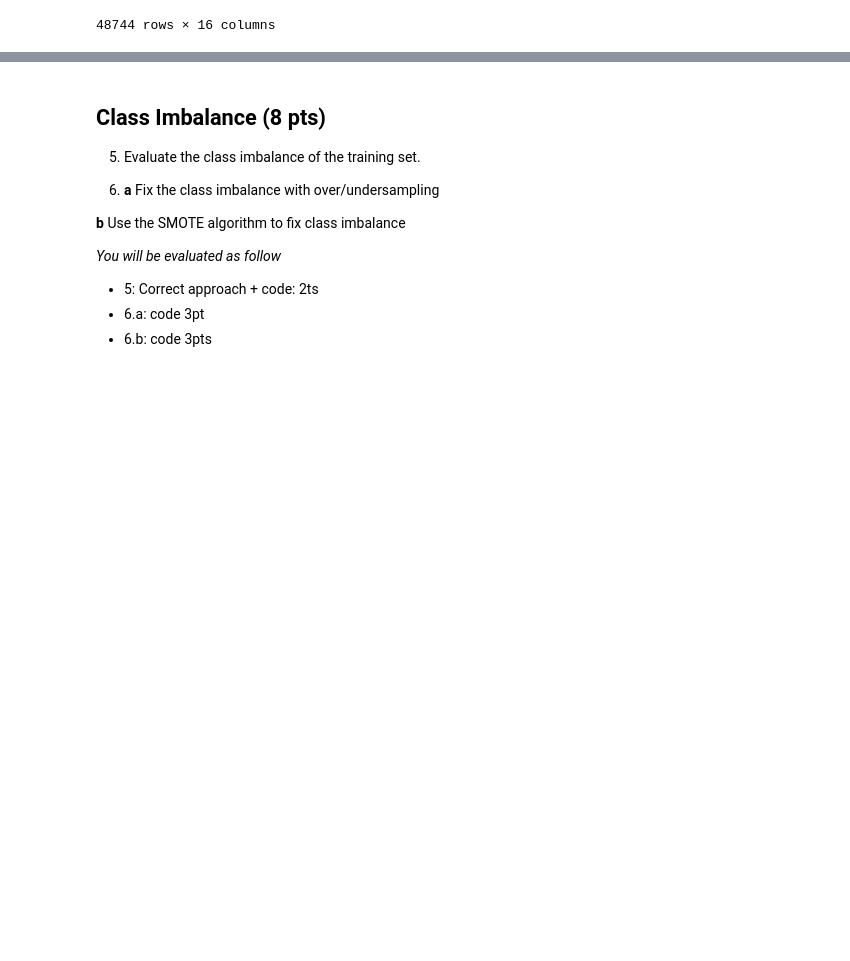
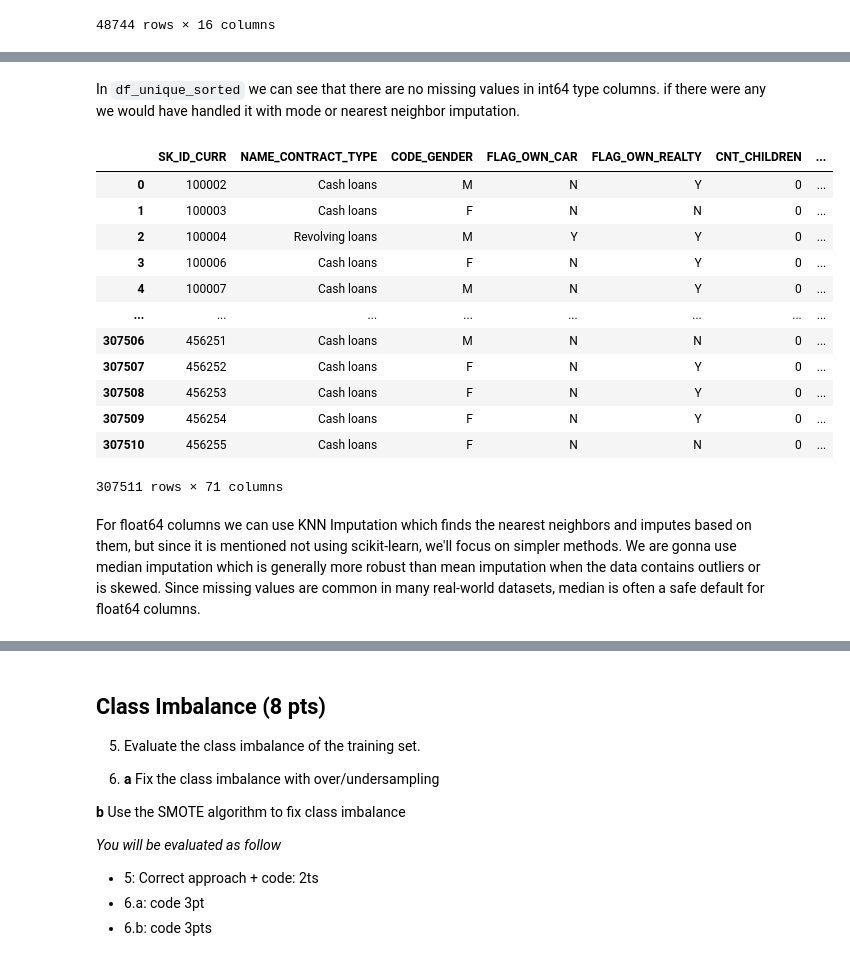
Before and after one commit to mina-naseh/applied-ml-mids-2024, a Jupyter notebook: Project_Part_1.ipynb, the cells around one changed output, grey strips where cells are left out. Cells and saved outputs as stored; diff of their text form; code cells hidden in the pictures; blank space fills up the shorter version.

Commit message:
handle missing values

```diff
--- a/Project_Part_1.ipynb
+++ b/Project_Part_1.ipynb
@@ -378,0 +400,21 @@ dtype: int64
+# %%
+# Separate the TARGET column and remove it from app_train
+y = app_train['TARGET']  # Save the target column
+app_train_X = app_train.drop(columns=['TARGET'])  # Rename to app_train_X (features without target)
+
+# Calculate the percentage of missing values in app_train_X
+missing_percentage = app_train_X.isnull().sum() / len(app_train_X) * 100
+
+# Identify columns with more than 30% missing values
+columns_to_drop = missing_percentage[missing_percentage > 30].index
+
+# Drop columns from both app_train_X and app_test
+app_train_X_cleaned = app_train_X.drop(columns=columns_to_drop, axis=1)
+app_test_X_cleaned = app_test.drop(columns=columns_to_drop, axis=1)
+
+# Verify the columns have been dropped
+print("app_train_X_cleaned shape after dropping columns:", app_train_X_cleaned.shape)
+print("app_test_X_cleaned shape after dropping columns:", app_test_X_cleaned.shape)
+
+# Target column
+print(y.head())
@@ -378,0 +458,12 @@ dtype: int64
+# %%
+# columns with object dtype (categorical variables)
+categorical_cols_train = app_train_X_cleaned.select_dtypes(include=['object']).columns
+categorical_cols_test = app_test_X_cleaned.select_dtypes(include=['object']).columns
+
+# Fill missing values in these columns with the label "Missing"
+app_train_X_cleaned[categorical_cols_train] = app_train_X_cleaned[categorical_cols_train].fillna('Missing')
+app_test_X_cleaned[categorical_cols_test] = app_test_X_cleaned[categorical_cols_test].fillna('Missing')
+
+# Check if the missing values are filled
+print(app_train_X_cleaned[categorical_cols_train].isnull().sum())  # Should return 0 for all columns
+print(app_test_X_cleaned[categorical_cols_test].isnull().sum())
@@ -378,0 +532,20 @@ dtype: int64
+# %% [markdown]
+In `df_unique_sorted` we can see that there are no missing values in int64 type columns. if there were any we would have handled it with mode or nearest neighbor imputation.
+# %%
+app_train_X_cleaned
+# %% [output]
+|  | SK_ID_CURR | NAME_CONTRACT_TYPE | CODE_GENDER | FLAG_OWN_CAR | FLAG_OWN_REALTY | CNT_CHILDREN | ... |
+| 0 | 100002 | Cash loans | M | N | Y | 0 | ... |
+| 1 | 100003 | Cash loans | F | N | N | 0 | ... |
+| 2 | 100004 | Revolving loans | M | Y | Y | 0 | ... |
+| 3 | 100006 | Cash loans | F | N | Y | 0 | ... |
+| 4 | 100007 | Cash loans | M | N | Y | 0 | ... |
+| ... | ... | ... | ... | ... | ... | ... | ... |
+| 307506 | 456251 | Cash loans | M | N | N | 0 | ... |
+| 307507 | 456252 | Cash loans | F | N | Y | 0 | ... |
+| 307508 | 456253 | Cash loans | F | N | Y | 0 | ... |
+| 307509 | 456254 | Cash loans | F | N | Y | 0 | ... |
+| 307510 | 456255 | Cash loans | F | N | N | 0 | ... |
+307511 rows × 71 columns
+# %% [markdown]
+For float64 columns we can use KNN Imputation which finds the nearest neighbors and imputes based on them, but since it is mentioned not using scikit-learn, we'll focus on simpler methods. We are gonna use median imputation which is generally more robust than mean imputation when the data contains outliers or is skewed. Since missing values are common in many real-world datasets, median is often a safe default for float64 columns.
```
Also changed, not shown: parts of 18 cells of this notebook.
